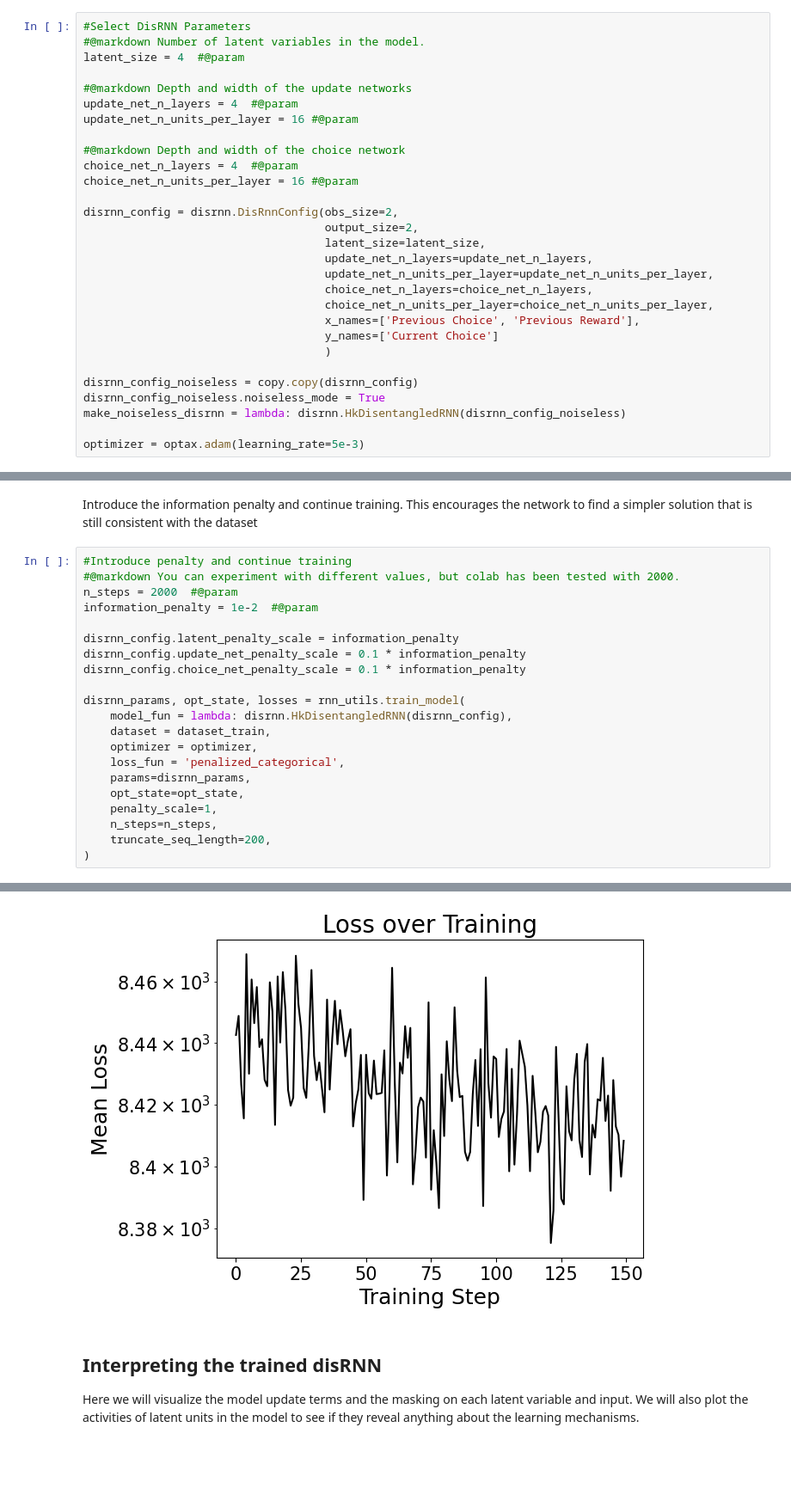
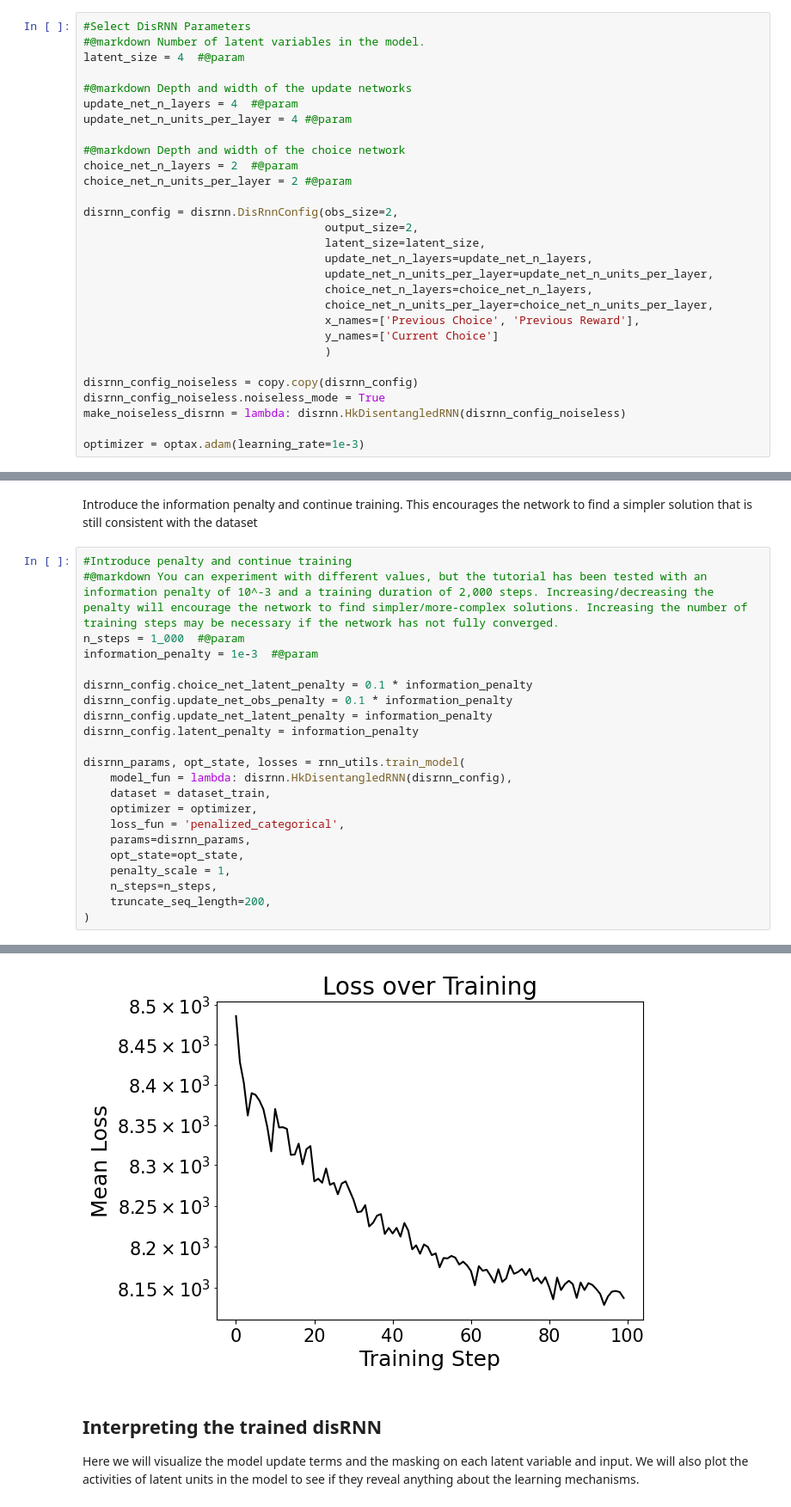
Before and after one commit to kevin-j-miller/Cog_Modeling_Classic_Deep_Tutorial, a Jupyter notebook: Cognitive_Models_of_Behavior.ipynb, the cells around one changed output, grey strips where cells are left out. Shown at 86% size. Cells and saved outputs as stored; diff of their text form; blank space fills up the shorter version.

Commit message:
Update DisRNN to use new config fields. Also fix some typos

```diff
--- a/Cognitive_Models_of_Behavior.ipynb
+++ b/Cognitive_Models_of_Behavior.ipynb
@@ -737,11 +736,11 @@ latent_size = 4  #@param
 
 #@markdown Depth and width of the update networks
 update_net_n_layers = 4  #@param
-update_net_n_units_per_layer = 16 #@param
+update_net_n_units_per_layer = 4 #@param
 
 #@markdown Depth and width of the choice network
-choice_net_n_layers = 4  #@param
-choice_net_n_units_per_layer = 16 #@param
+choice_net_n_layers = 2  #@param
+choice_net_n_units_per_layer = 2 #@param
 
 disrnn_config = disrnn.DisRnnConfig(obs_size=2,
                                     output_size=2,
@@ -758,7 +757,7 @@ disrnn_config_noiseless = copy.copy(disrnn_config)
 disrnn_config_noiseless.noiseless_mode = True
 make_noiseless_disrnn = lambda: disrnn.HkDisentangledRNN(disrnn_config_noiseless)
 
-optimizer = optax.adam(learning_rate=5e-3)
+optimizer = optax.adam(learning_rate=1e-3)
 # %% [markdown]
 **Fit the DisRNN**
 
@@ -788,13 +786,14 @@ Step 500 of 500; Loss: 7.4608e+03. (Time: 23.8s)
 Introduce the information penalty and continue training. This encourages the network to find a simpler solution that is still consistent with the dataset
 # %%
 #Introduce penalty and continue training
-#@markdown You can experiment with different values, but colab has been tested with 2000.
-n_steps = 2000  #@param
-information_penalty = 1e-2  #@param
+#@markdown You can experiment with different values, but the tutorial has been tested with an information penalty of 10^-3 and a training duration of 2,000 steps. Increasing/decreasing the penalty will encourage the network to find simpler/more-complex solutions. Increasing the number of training steps may be necessary if the network has not fully converged.
+n_steps = 1_000  #@param
+information_penalty = 1e-3  #@param
 
-disrnn_config.latent_penalty_scale = information_penalty
-disrnn_config.update_net_penalty_scale = 0.1 * information_penalty
-disrnn_config.choice_net_penalty_scale = 0.1 * information_penalty
+disrnn_config.choice_net_latent_penalty = 0.1 * information_penalty
+disrnn_config.update_net_obs_penalty = 0.1 * information_penalty
+disrnn_config.update_net_latent_penalty = information_penalty
+disrnn_config.latent_penalty = information_penalty
 
 disrnn_params, opt_state, losses = rnn_utils.train_model(
     model_fun = lambda: disrnn.HkDisentangledRNN(disrnn_config),
@@ -803,7 +802,7 @@ disrnn_params, opt_state, losses = rnn_utils.train_model(
     loss_fun = 'penalized_categorical',
     params=disrnn_params,
     opt_state=opt_state,
-    penalty_scale=1,
+    penalty_scale = 1,
     n_steps=n_steps,
     truncate_seq_length=200,
 )
@@ -812,4 +811,4 @@ Step 1500 of 1500; Loss: 8.4083e+03. (Time: 74.8s)
-[figure, old version]
+[figure, new version]
 # %% [markdown]
 ## Interpreting the trained disRNN
 
```
Also changed, not shown: parts of 37 cells of this notebook.
